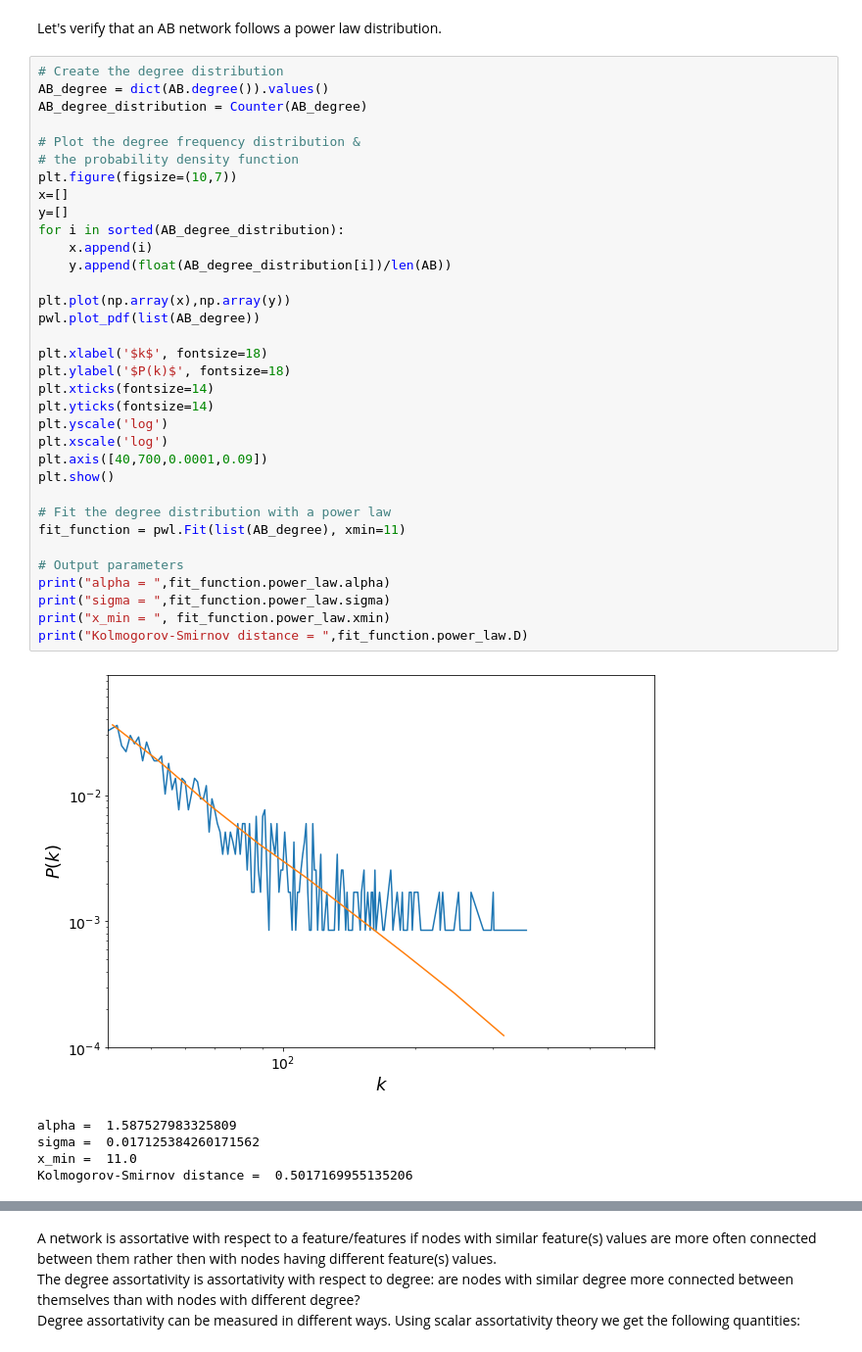
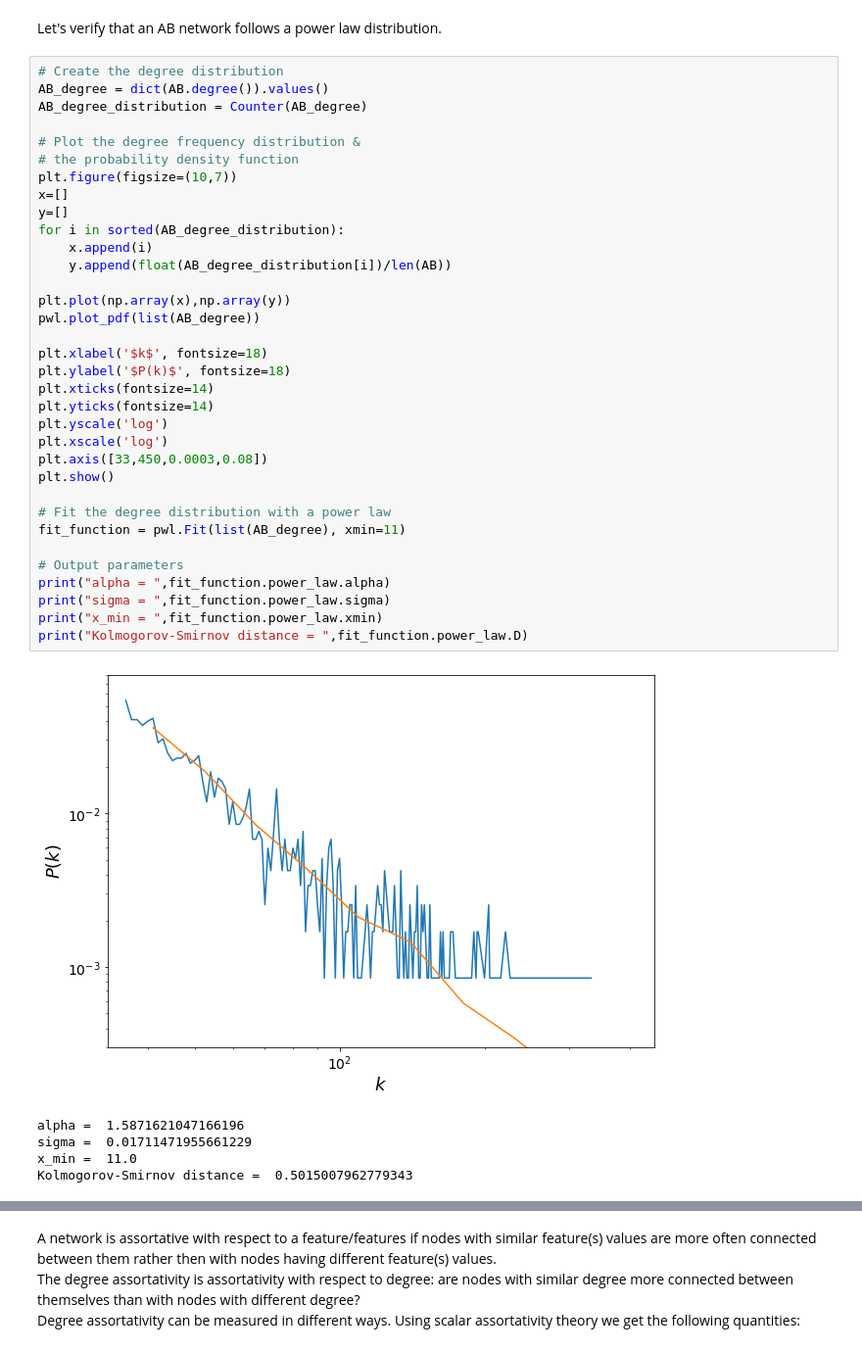
Before and after one commit to pitmonticone/SocialMediaEgoGraphAnalysis, a Jupyter notebook: Analysis/Twitter1.ipynb, the cells around one changed output, grey strips where cells are left out. Shown at 98% size. Cells and saved outputs as stored; diff of their text form.

```diff
--- a/Analysis/Twitter1.ipynb
+++ b/Analysis/Twitter1.ipynb
@@ -544,39 +558,39 @@ AB_degree = dict(AB.degree()).values()
 AB_degree_distribution = Counter(AB_degree)
 
 # Plot the degree frequency distribution &
 # the probability density function
 plt.figure(figsize=(10,7))
 x=[]
 y=[]
 for i in sorted(AB_degree_distribution):
     x.append(i)
     y.append(float(AB_degree_distribution[i])/len(AB))
 
 plt.plot(np.array(x),np.array(y))
 pwl.plot_pdf(list(AB_degree))
 
 plt.xlabel('$k$', fontsize=18)
 plt.ylabel('$P(k)$', fontsize=18)
 plt.xticks(fontsize=14)
 plt.yticks(fontsize=14)
 plt.yscale('log')
 plt.xscale('log')
-plt.axis([40,700,0.0001,0.09])
+plt.axis([33,450,0.0003,0.08])
 plt.show()
 
 # Fit the degree distribution with a power law
 fit_function = pwl.Fit(list(AB_degree), xmin=11)
 
 # Output parameters
 print("alpha = ",fit_function.power_law.alpha)
 print("sigma = ",fit_function.power_law.sigma)
-print("x_min = ", fit_function.power_law.xmin)
+print("x_min = ",fit_function.power_law.xmin)
 print("Kolmogorov-Smirnov distance = ",fit_function.power_law.D)
 # %% [output]
-[figure, old version]
+[figure, new version]
-alpha =  1.587527983325809
-sigma =  0.017125384260171562
+alpha =  1.5871621047166196
+sigma =  0.01711471955661229
 x_min =  11.0
-Kolmogorov-Smirnov distance =  0.5017169955135206
+Kolmogorov-Smirnov distance =  0.5015007962779343
 # %% [markdown]
 #### G vs. WS
```
Also changed, not shown: parts of 42 cells of this notebook, 12 other files.
